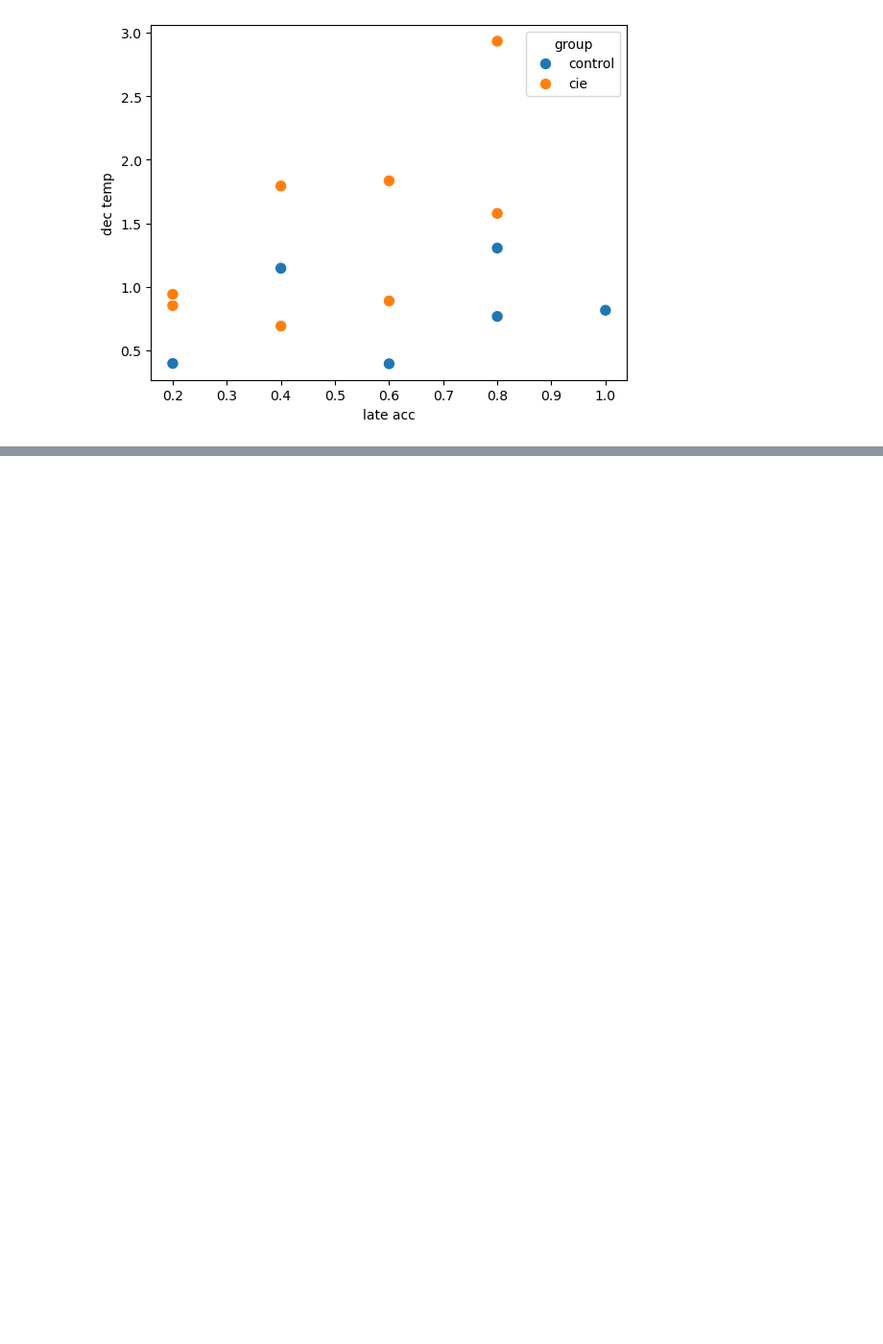
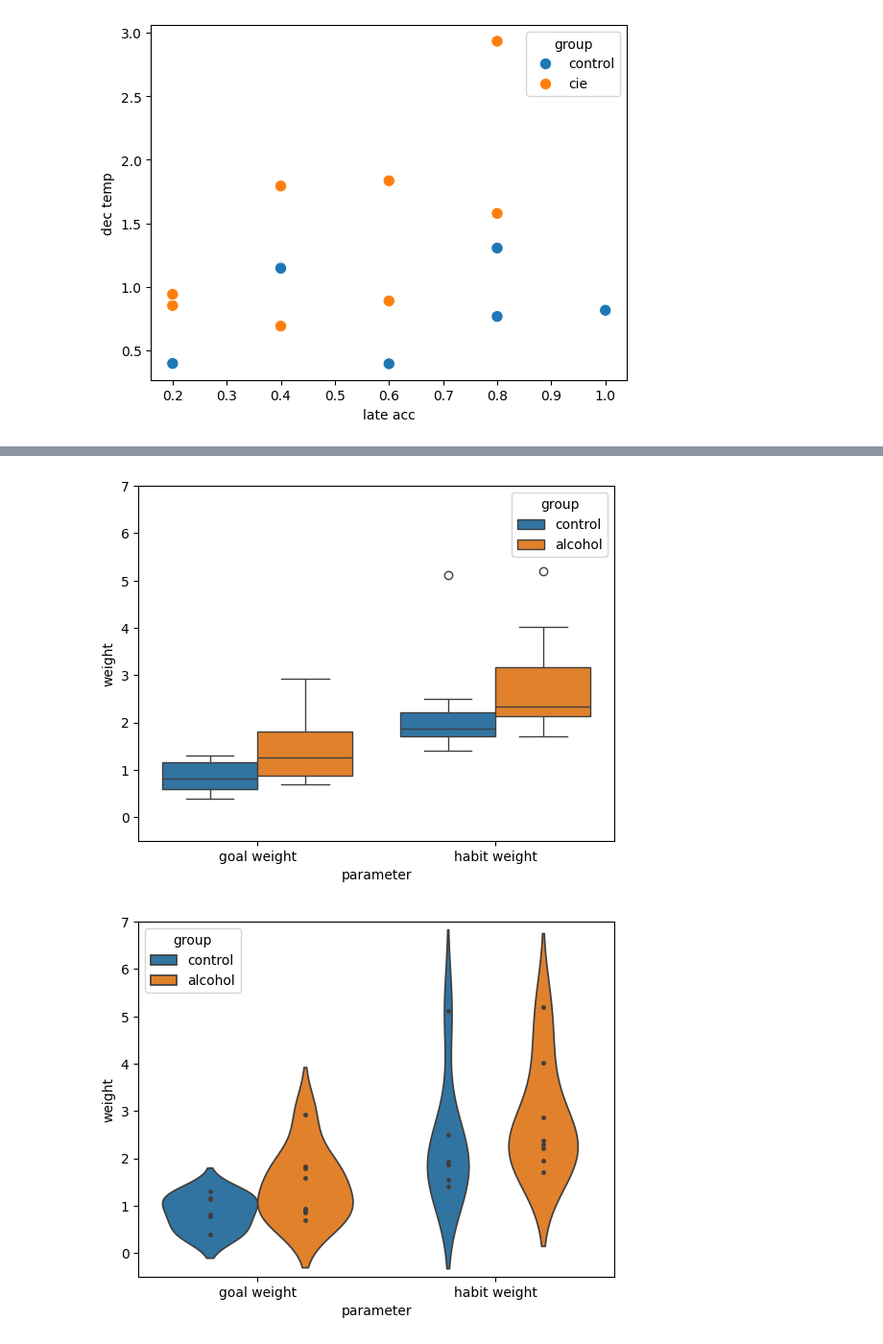
Before and after one commit to SSchwoebel/TMaze, a Jupyter notebook: cie_task/4a_analyze_inference.ipynb, the cells around one changed output, grey strips where cells are left out. Shown at 96% size. Cells and saved outputs as stored; diff of their text form; code cells hidden in the pictures; blank space fills up the shorter version.

```diff
--- a/cie_task/4a_analyze_inference.ipynb
+++ b/cie_task/4a_analyze_inference.ipynb
@@ -633,0 +662,24 @@ plt.show()
+# %%
+param_comp_dict = {"parameter": ["goal weight"]*n_control+["habit weight"]*n_control+["goal weight"]*n_cie+["habit weight"]*n_cie,
+                   "weight": np.append(np.append(control_dec_temp, control_hab_tend), np.append(cie_dec_temp, cie_hab_tend)),
+                   "group": ["control"]*n_control*2+["alcohol"]*n_cie*2}
+
+param_comp_df = pd.DataFrame(param_comp_dict)
+
+plt.figure()
+sns.boxplot(data=param_comp_df, y="weight", x="parameter", hue="group")#, inner="point")
+plt.ylim([-0.5,7])
+plt.show()
+
+plt.figure()
+sns.violinplot(data=param_comp_df, y="weight", x="parameter", hue="group", inner="point")
+plt.ylim([-0.5,7])
+plt.show()
+
+plt.figure()
+sns.violinplot(data=param_comp_df, y="weight", x="parameter", hue="group", split=True)#, inner="point")
+plt.ylim([-0.5,7])
+plt.show()
+# %% [output]
+[figure, added]
+[figure, added]
```
Also changed, not shown: parts of 9 cells of this notebook, 2 other files.
